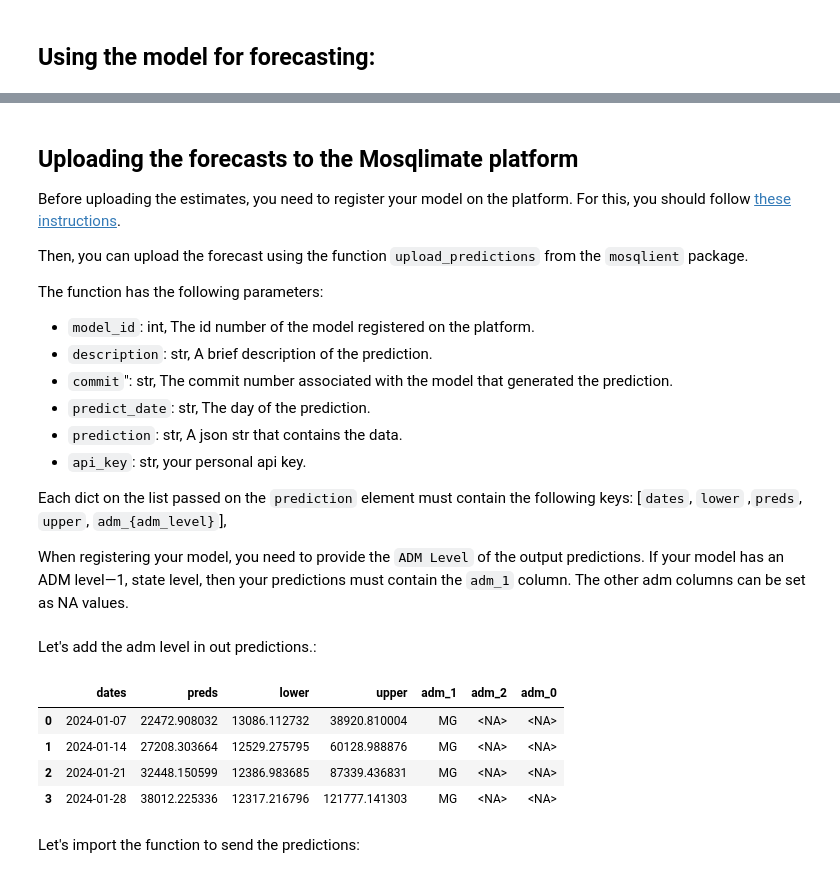
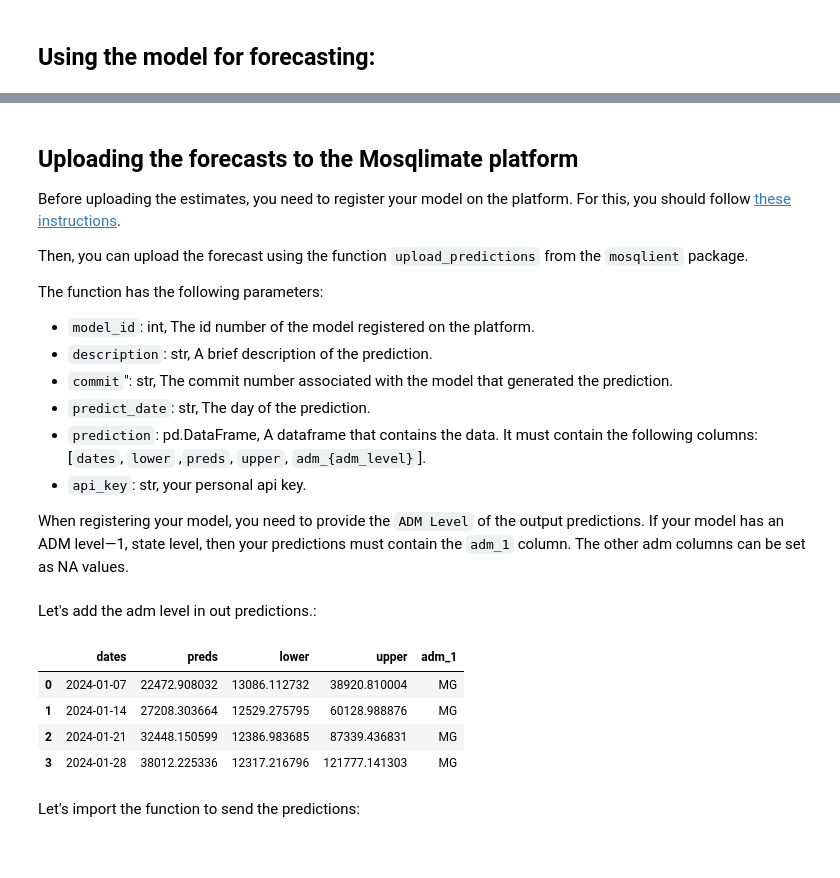
Before and after one commit to Mosqlimate-project/sprint-template, a Jupyter notebook: Demo Notebooks/Python demo.ipynb, the cells around one changed output, grey strips where cells are left out. Cells and saved outputs as stored; diff of their text form; code cells hidden in the pictures.

```diff
--- a/Demo Notebooks/Python demo.ipynb
+++ b/Demo Notebooks/Python demo.ipynb
@@ -141,26 +141,22 @@ The function has the following parameters:
 - `description`: str, A brief description of the prediction.
 - `commit`": str, The commit number associated with the model that generated the prediction.
 - `predict_date`: str, The day of the prediction.
-- `prediction`: str, A json str that contains the data.
+- `prediction`: pd.DataFrame, A  dataframe that contains the data. It must contain the following columns: [`dates`, `lower` ,`preds`, `upper`, `adm_{adm_level}`].
 - `api_key`: str, your personal api key.
 
-Each dict on the list passed on the `prediction` element must contain the following keys: [`dates`, `lower` ,`preds`, `upper`, `adm_{adm_level}`],
-
 When registering your model, you need to provide the `ADM Level` of the output predictions. If your model has an ADM level—1, state level, then your predictions must contain the `adm_1` column. The other adm columns can be set as NA values.
 # %% [markdown]
 Let's add the adm level in out predictions.:
 # %%
 df_for['adm_1'] = 'MG'
-df_for['adm_2'] = pd.NA
-df_for['adm_0'] = pd.NA
 
 df_for.head()
 # %% [output]
-|  | dates | preds | lower | upper | adm_1 | adm_2 | adm_0 |
-| 0 | 2024-01-07 | 22472.908032 | 13086.112732 | 38920.810004 | MG | <NA> | <NA> |
-| 1 | 2024-01-14 | 27208.303664 | 12529.275795 | 60128.988876 | MG | <NA> | <NA> |
-| 2 | 2024-01-21 | 32448.150599 | 12386.983685 | 87339.436831 | MG | <NA> | <NA> |
-| 3 | 2024-01-28 | 38012.225336 | 12317.216796 | 121777.141303 | MG | <NA> | <NA> |
+|  | dates | preds | lower | upper | adm_1 |
+| 0 | 2024-01-07 | 22472.908032 | 13086.112732 | 38920.810004 | MG |
+| 1 | 2024-01-14 | 27208.303664 | 12529.275795 | 60128.988876 | MG |
+| 2 | 2024-01-21 | 32448.150599 | 12386.983685 | 87339.436831 | MG |
+| 3 | 2024-01-28 | 38012.225336 | 12317.216796 | 121777.141303 | MG |
 # %% [markdown]
 Let's import the function to send the predictions:
 # %%
```
Also changed, not shown: parts of 4 cells of this notebook, 1 other file.
